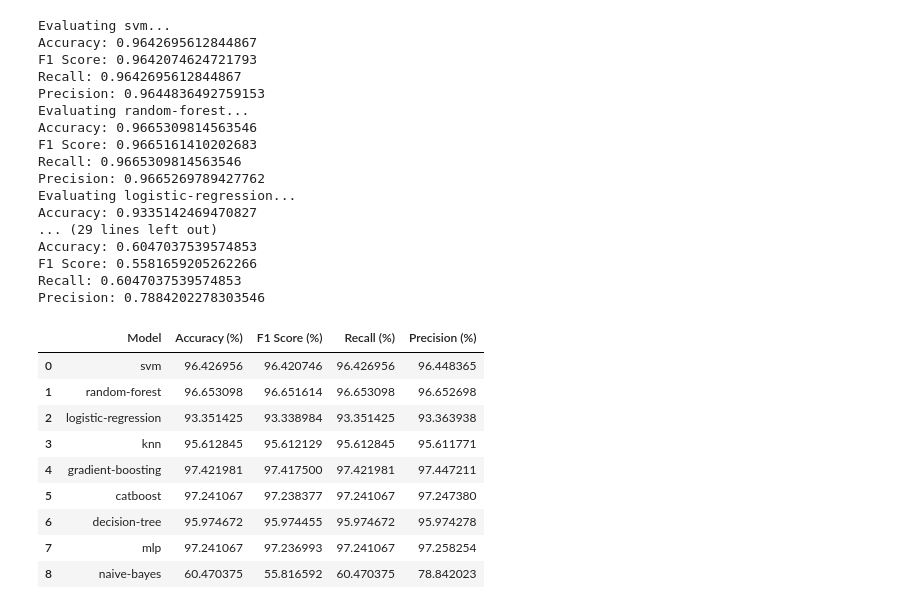
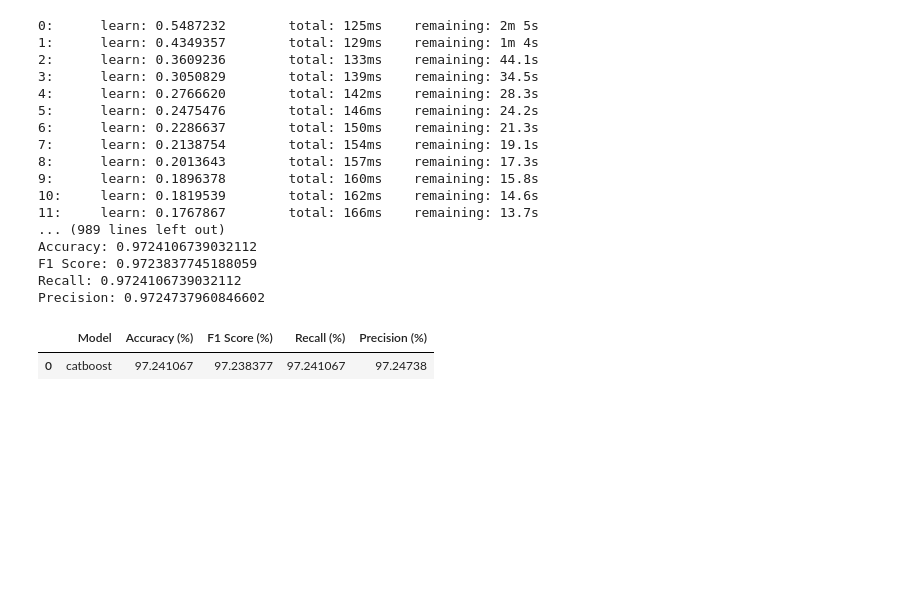
Before and after one commit to ngosangns/spam-sms-detector-1123, a Jupyter notebook: url_compare.ipynb, the cells around one changed output. Drawn from its saved outputs; the diff is of its cells as text; code cells hidden in the pictures; blank space fills up the shorter version.

```diff
--- a/url_compare.ipynb
+++ b/url_compare.ipynb
@@ -76,57 +74,49 @@ def plot_accuracies(model_names, accuracies):
 # %%
 URL_CSV_PATH = "./data/url-data.csv"
 MODEL_DIR = "./trained_models"
-IS_TRAINING = False
+IS_TRAINING = True
 
 classifiers = [
-    SingletonURLMLSVMClassifier(MODEL_DIR),
-    SingletonURLMLRandomForestClassifier(MODEL_DIR),
-    SingletonURLMLLogisticRegressionClassifier(MODEL_DIR),
-    SingletonURLMLKNNClassifier(MODEL_DIR),
-    SingletonURLMLGradientBoostingClassifier(MODEL_DIR),
+    # SingletonURLMLSVMClassifier(MODEL_DIR),
+    # SingletonURLMLRandomForestClassifier(MODEL_DIR),
+    # SingletonURLMLLogisticRegressionClassifier(MODEL_DIR),
+    # SingletonURLMLKNNClassifier(MODEL_DIR),
+    # SingletonURLMLGradientBoostingClassifier(MODEL_DIR),
     SingletonURLMLCatBoostClassifier(MODEL_DIR),
-    SingletonURLMLDecisionTreeClassifier(MODEL_DIR),
-    SingletonURLMLMLPClassifier(MODEL_DIR),
-    SingletonURLMLNaiveBayesClassifier(MODEL_DIR),
+    # SingletonURLMLDecisionTreeClassifier(MODEL_DIR),
+    # SingletonURLMLMLPClassifier(MODEL_DIR),
+    # SingletonURLMLNaiveBayesClassifier(MODEL_DIR),
 ]
 model_names = [classifier.model_name for classifier in classifiers]
 
 X, Y = load_data_from_csv(URL_CSV_PATH)
 X_train, X_test, Y_train, Y_test = train_test_split(
     X, Y, test_size=0.2, random_state=42
 )
 accuracies = evaluate_classifiers(
     classifiers, X_train, Y_train, X_test, Y_test, IS_TRAINING
 )
 
 plot_metrics(model_names, *accuracies)
 
 # plot_accuracies(model_names, accuracies)
 # %% [output]
-Evaluating svm...
-Accuracy: 0.9642695612844867
-F1 Score: 0.9642074624721793
-Recall: 0.9642695612844867
-Precision: 0.9644836492759153
-Evaluating random-forest...
-Accuracy: 0.9665309814563546
-F1 Score: 0.9665161410202683
-Recall: 0.9665309814563546
-Precision: 0.9665269789427762
-Evaluating logistic-regression...
-Accuracy: 0.9335142469470827
-... (29 lines left out)
-Accuracy: 0.6047037539574853
-F1 Score: 0.5581659205262266
-Recall: 0.6047037539574853
-Precision: 0.7884202278303546
+0:      learn: 0.5487232        total: 125ms    remaining: 2m 5s
+1:      learn: 0.4349357        total: 129ms    remaining: 1m 4s
+2:      learn: 0.3609236        total: 133ms    remaining: 44.1s
+3:      learn: 0.3050829        total: 139ms    remaining: 34.5s
+4:      learn: 0.2766620        total: 142ms    remaining: 28.3s
+5:      learn: 0.2475476        total: 146ms    remaining: 24.2s
+6:      learn: 0.2286637        total: 150ms    remaining: 21.3s
+7:      learn: 0.2138754        total: 154ms    remaining: 19.1s
+8:      learn: 0.2013643        total: 157ms    remaining: 17.3s
+9:      learn: 0.1896378        total: 160ms    remaining: 15.8s
+10:     learn: 0.1819539        total: 162ms    remaining: 14.6s
+11:     learn: 0.1767867        total: 166ms    remaining: 13.7s
+... (989 lines left out)
+Accuracy: 0.9724106739032112
+F1 Score: 0.9723837745188059
+Recall: 0.9724106739032112
+Precision: 0.9724737960846602
 |  | Model | Accuracy (%) | F1 Score (%) | Recall (%) | Precision (%) |
-| 0 | svm | 96.426956 | 96.420746 | 96.426956 | 96.448365 |
-| 1 | random-forest | 96.653098 | 96.651614 | 96.653098 | 96.652698 |
-| 2 | logistic-regression | 93.351425 | 93.338984 | 93.351425 | 93.363938 |
-| 3 | knn | 95.612845 | 95.612129 | 95.612845 | 95.611771 |
-| 4 | gradient-boosting | 97.421981 | 97.417500 | 97.421981 | 97.447211 |
-| 5 | catboost | 97.241067 | 97.238377 | 97.241067 | 97.247380 |
-| 6 | decision-tree | 95.974672 | 95.974455 | 95.974672 | 95.974278 |
-| 7 | mlp | 97.241067 | 97.236993 | 97.241067 | 97.258254 |
-| 8 | naive-bayes | 60.470375 | 55.816592 | 60.470375 | 78.842023 |
+| 0 | catboost | 97.241067 | 97.238377 | 97.241067 | 97.24738 |
```
Also changed, not shown: parts of 2 cells of this notebook, 14 other files.
